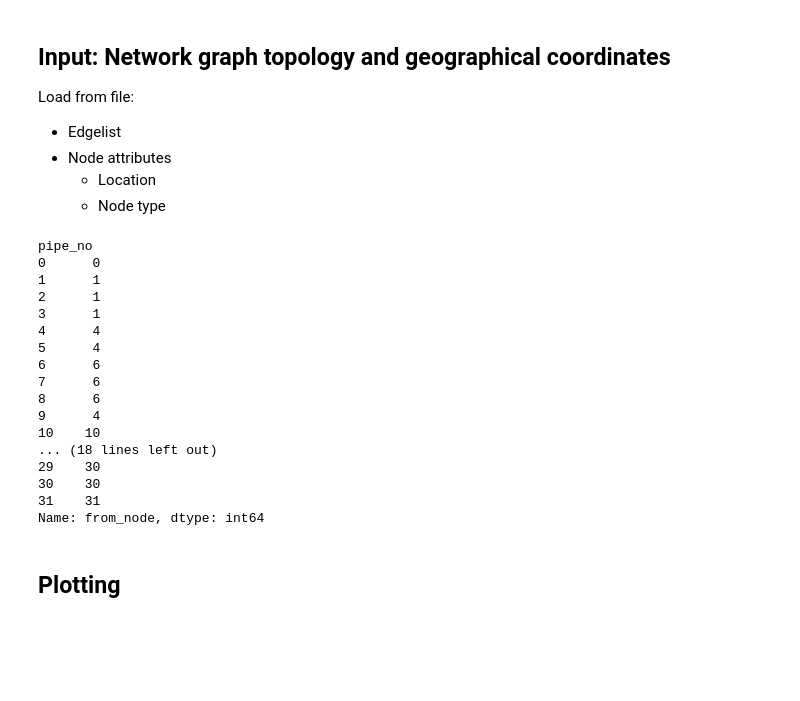
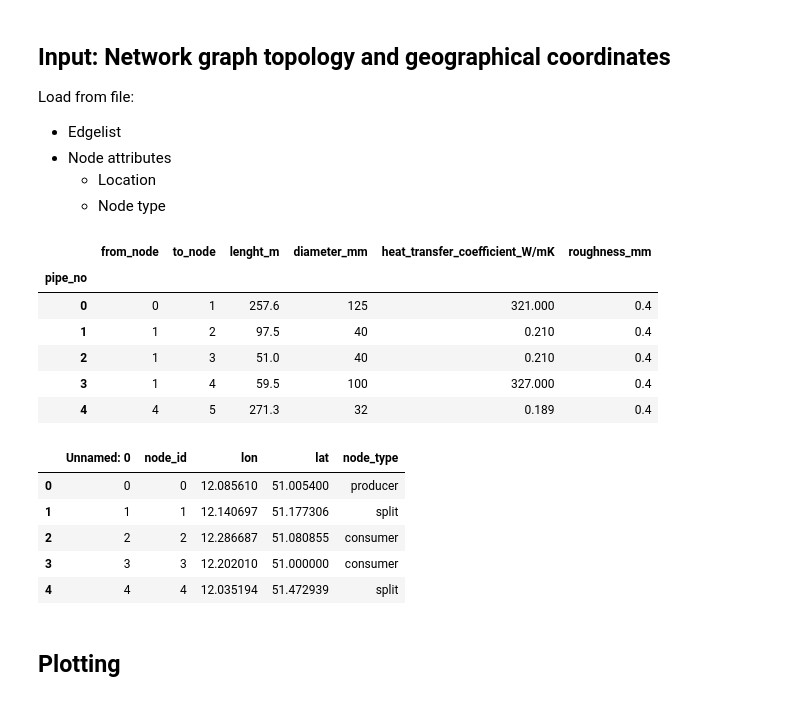
Before and after one commit to jnnr/models_oemof, a Jupyter notebook: DHN_model/DHN_model_prototyping.ipynb, the cells around one changed output. Saved outputs shown, nothing was run; the diff lists cells and outputs as text; code cells hidden in the pictures; blank space fills up the shorter version.

```diff
--- a/DHN_model/DHN_model_prototyping.ipynb
+++ b/DHN_model/DHN_model_prototyping.ipynb
@@ -16,25 +16,24 @@ Load from file:
     * Location
     * Node type
 # %%
-# load incidence matrix
 edge_list = pd.read_csv('edge_list.csv', header=0, index_col='pipe_no')
-edge_list['from_node']
+edge_list.head()
 # %% [output]
-pipe_no
-0      0
-1      1
-2      1
-3      1
-4      4
-5      4
-6      6
-7      6
-8      6
-9      4
-10    10
-... (18 lines left out)
-29    30
-30    30
-31    31
-Name: from_node, dtype: int64
+|  | from_node | to_node | lenght_m | diameter_mm | heat_transfer_coefficient_W/mK | roughness_mm |
+| pipe_no |  |  |  |  |  |  |
+| 0 | 0 | 1 | 257.6 | 125 | 321.000 | 0.4 |
+| 1 | 1 | 2 | 97.5 | 40 | 0.210 | 0.4 |
+| 2 | 1 | 3 | 51.0 | 40 | 0.210 | 0.4 |
+| 3 | 1 | 4 | 59.5 | 100 | 327.000 | 0.4 |
+| 4 | 4 | 5 | 271.3 | 32 | 0.189 | 0.4 |
+# %%
+node_list = pd.read_csv('node_list.csv')
+node_list.head()
+# %% [output]
+|  | Unnamed: 0 | node_id | lon | lat | node_type |
+| 0 | 0 | 0 | 12.085610 | 51.005400 | producer |
+| 1 | 1 | 1 | 12.140697 | 51.177306 | split |
+| 2 | 2 | 2 | 12.286687 | 51.080855 | consumer |
+| 3 | 3 | 3 | 12.202010 | 51.000000 | consumer |
+| 4 | 4 | 4 | 12.035194 | 51.472939 | split |
 # %%
```
Also changed, not shown: parts of 15 cells of this notebook, 2 other files.
